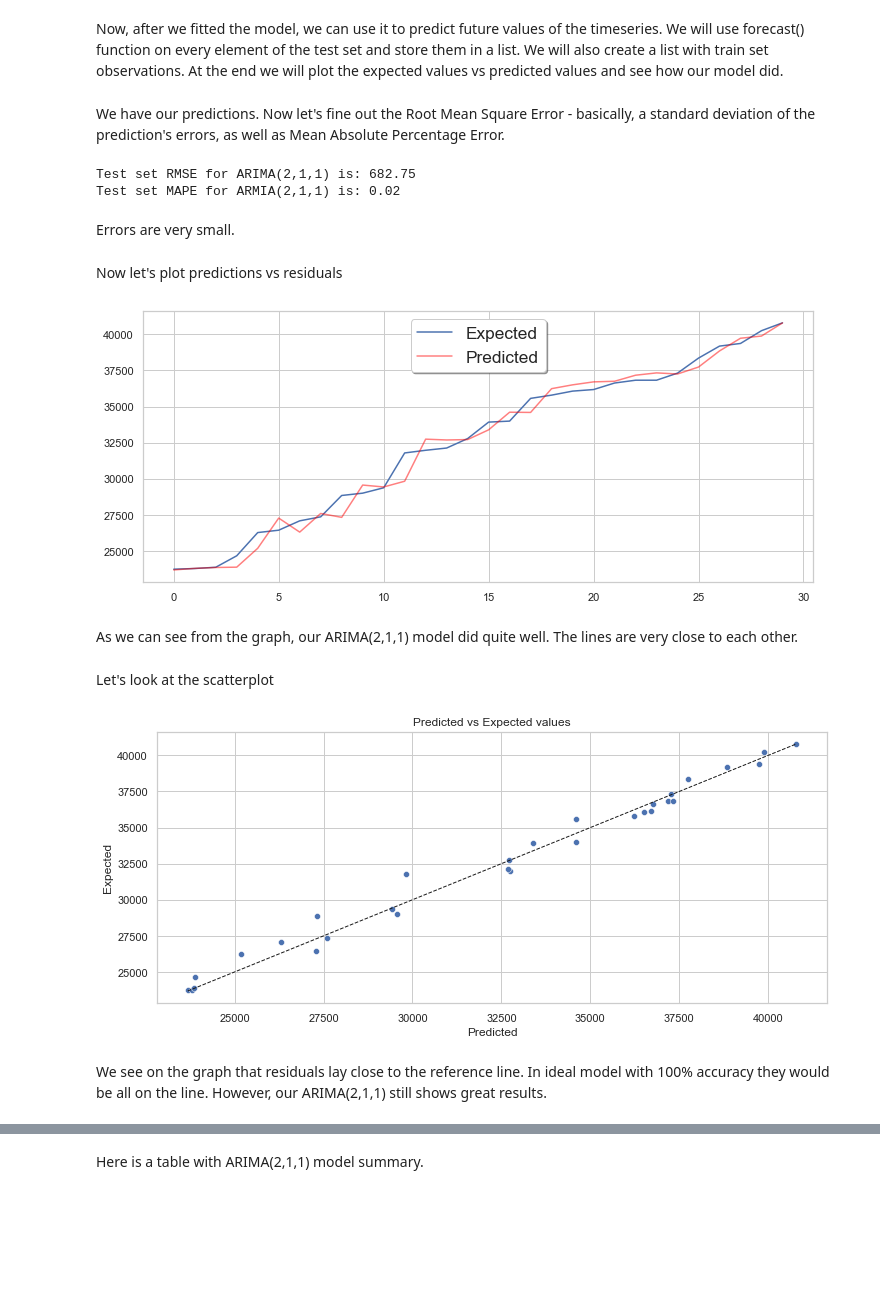
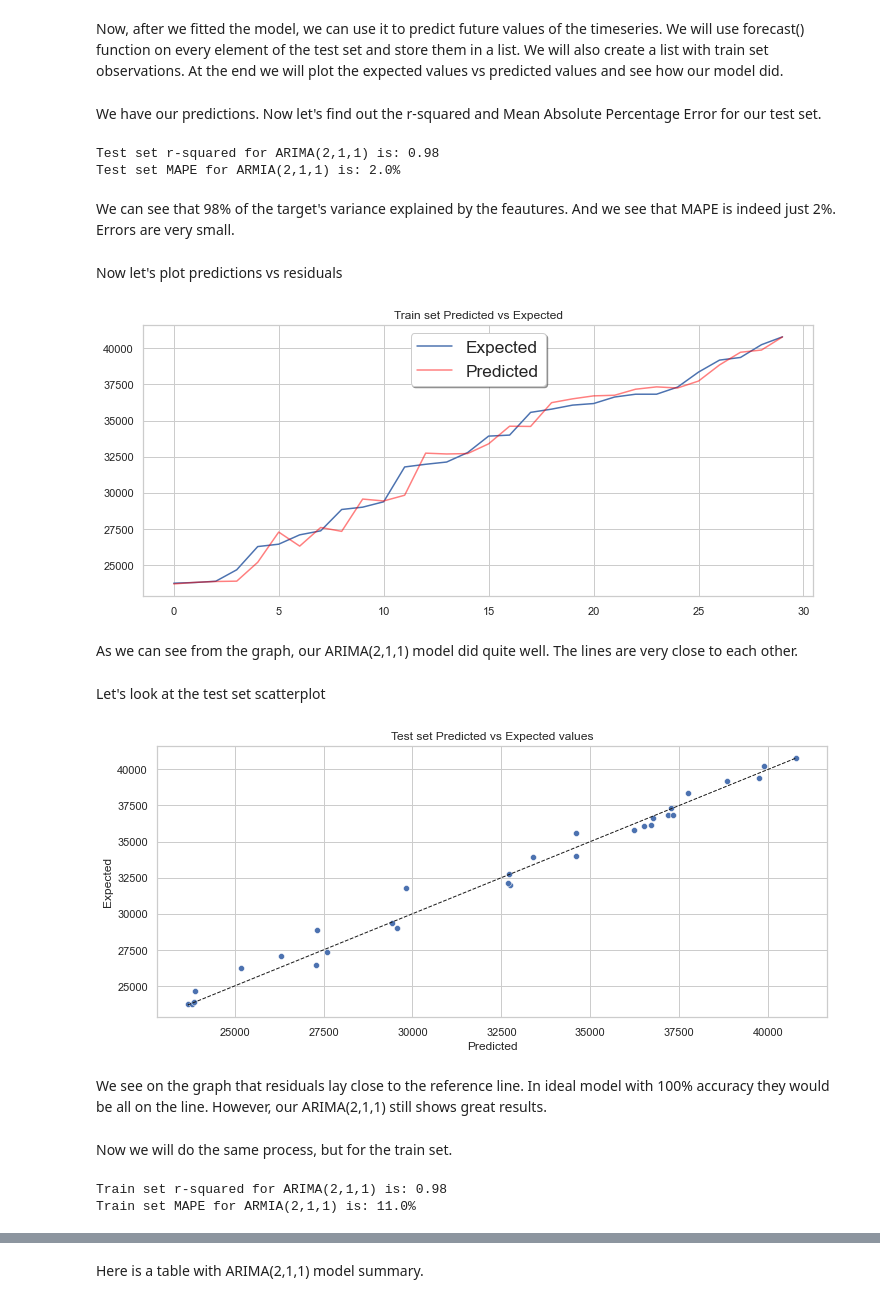
Before and after one commit to igorverevkin1992/Predicting-Bitcoin-Price, a Jupyter notebook: PTDD/PTDD_Working.ipynb, the cells around one changed output, grey strips where cells are left out. Saved outputs shown, nothing was run; the diff lists cells and outputs as text; code cells hidden in the pictures; blank space fills up the shorter version.

Commit message:
Added train split statistics

```diff
--- a/PTDD/PTDD_Working.ipynb
+++ b/PTDD/PTDD_Working.ipynb
@@ -165,9 +149,17 @@ Mean: [5992.91720667], StandardDeviation: [5646.50351735]
+# %%
+BTC_val = BTC_val.reshape((len(BTC_val), 1))
+scaler = StandardScaler()
+train = train.reshape(-1,1)
+test = test.reshape(-1,1)
+scaler = scaler.fit(train)
+train_norm = scaler.transform(train)
+test_norm = scaler.transform(test)
 # %% [markdown]
 ### Building ARIMA model with predetermined inputs
 # %% [markdown]
 Now we will build ARIMA model, train and evaluate it. For our first trial we will use the (p,d,q) order we determined earlier - (2,1,1)
 # %%
-ARIMA_model = ARIMA(BTC_norm, order = (2,1,1))
+ARIMA_model = ARIMA(train_norm, order = (2,1,1))
 ARIMA_fit = ARIMA_model.fit()
 ARIMA_errors = pd.DataFrame(ARIMA_fit.resid)
 print(ARIMA_fit.summary())
@@ -218,39 +210,40 @@ The mean of the errors is 0, which indicates there is no structure not caught by
 # %% [markdown]
 Now, after we fitted the model, we can use it to predict future values of the timeseries. We will use forecast() function on every element of the test set and store them in a list. We will also create a list with train set observations. At the end we will plot the expected values vs predicted values and see how our model did.
 # %%
-predictions = [] # List where all the predicted values will be stored
-observations = [x for x in train] # List with train set values
+predictions_test = [] # List where all the predicted values will be stored
+observations_test = [x for x in train] # List with train set values
 # %%
 for i in range(len(test)):
-    ARIMA_model = ARIMA(observations, order=(2,1,1))
+    ARIMA_model = ARIMA(observations_test, order=(2,1,1))
     ARIMA_fit = ARIMA_model.fit()
     ARIMA_forecast = ARIMA_fit.forecast()
     ypred = ARIMA_forecast[0]
-    predictions.append(ypred)
+    predictions_test.append(ypred)
     exp_val = test[i]
-    observations.append(exp_val)
+    observations_test.append(exp_val)
 # %% [markdown]
-We have our predictions. Now let's fine out the Root Mean Square Error - basically, a standard deviation of the prediction's errors, as well as Mean Absolute Percentage Error.
+We have our predictions. Now let's find out the r-squared and Mean Absolute Percentage Error for our test set.
 # %%
-rmse = np.sqrt(mean_squared_error(test, predictions))
-print(f'Test set RMSE for ARIMA(2,1,1) is: {round(rmse, 2)}')
-mepe = mean_absolute_percentage_error(test, predictions)
-print(f'Test set MAPE for ARMIA(2,1,1) is: {round(mepe,2)}')
+r2 = r2_score(test, predictions_test)
+print(f'Test set r-squared for ARIMA(2,1,1) is: {round(r2, 2)}')
+mepe = mean_absolute_percentage_error(test, predictions_test)
+print(f'Test set MAPE for ARMIA(2,1,1) is: {round(mepe,2) * 100}%')
 # %% [output]
-Test set RMSE for ARIMA(2,1,1) is: 682.75
-Test set MAPE for ARMIA(2,1,1) is: 0.02
+Test set r-squared for ARIMA(2,1,1) is: 0.98
+Test set MAPE for ARMIA(2,1,1) is: 2.0%
-# %% [markdown]
-Errors are very small.
+# %% [markdown]
+We can see that 98% of the target's variance explained by the feautures. And we see that MAPE is indeed just 2%. Errors are very small.
 # %% [markdown]
 Now let's plot predictions vs residuals
 # %%
 plt.plot(test, label='Expected')
-plt.plot(predictions, label='Predicted', color='red', alpha=0.5)
+plt.plot(predictions_test, label='Predicted', color='red', alpha=0.5)
 legend = plt.legend(loc='upper center', shadow=True, fontsize='x-large')
+plt.title("Train set Predicted vs Expected")
 plt.show()
 # %% [output]
-[figure, old version]
+[figure, new version]
 # %% [markdown]
 As we can see from the graph, our ARIMA(2,1,1) model did quite well. The lines are very close to each other.
 # %% [markdown]
-Let's look at the scatterplot
+Let's look at the test set scatterplot
@@ -264,10 +259,12 @@ def plot_unity(xdata, ydata, **kwargs):
     plt.gca().plot(points, points, color='k', marker=None,
             linestyle='--', linewidth=1.0)
 # %%
-grid = sns.scatterplot(x='Predicted', y='Expected', data=exp_pred_df)
-plt.title('Predicted vs Expected values')
-plot_unity(exp_pred_df['Predicted'], exp_pred_df['Expected'])
+grid = sns.scatterplot(x='Predicted', y='Expected', data=exp_pred_test_df)
+plt.title('Test set Predicted vs Expected values')
+plot_unity(exp_pred_test_df['Predicted'], exp_pred_test_df['Expected'])
 # %% [output]
-[figure, old version]
+[figure, new version]
 # %% [markdown]
 We see on the graph that residuals lay close to the reference line. In ideal model with 100% accuracy they would be all on the line. However, our ARIMA(2,1,1) still shows great results.
+# %% [markdown]
+Now we will do the same process, but for the train set.
@@ -273,0 +274,17 @@ We see on the graph that residuals lay close to the reference line. In ideal mod
+# %%
+for i in range(len(train)):
+    ARIMA_model = ARIMA(observations_train, order=(2,1,1))
+    ARIMA_fit = ARIMA_model.fit()
+    ARIMA_forecast = ARIMA_fit.forecast()
+    ypred = ARIMA_forecast[0]
+    predictions_train.append(ypred)
+    exp_val = train[i]
+    observations_train.append(exp_val)
+
+r2 = r2_score(train, predictions_train)
+print(f'Train set r-squared for ARIMA(2,1,1) is: {round(r2, 2)}')
+mepe = mean_absolute_percentage_error(train, predictions_train)
+print(f'Train set MAPE for ARMIA(2,1,1) is: {round(mepe,2) * 100}%')
+# %% [output]
+Train set r-squared for ARIMA(2,1,1) is: 0.98
+Train set MAPE for ARMIA(2,1,1) is: 11.0%
```
Also changed, not shown: parts of 18 cells of this notebook.
